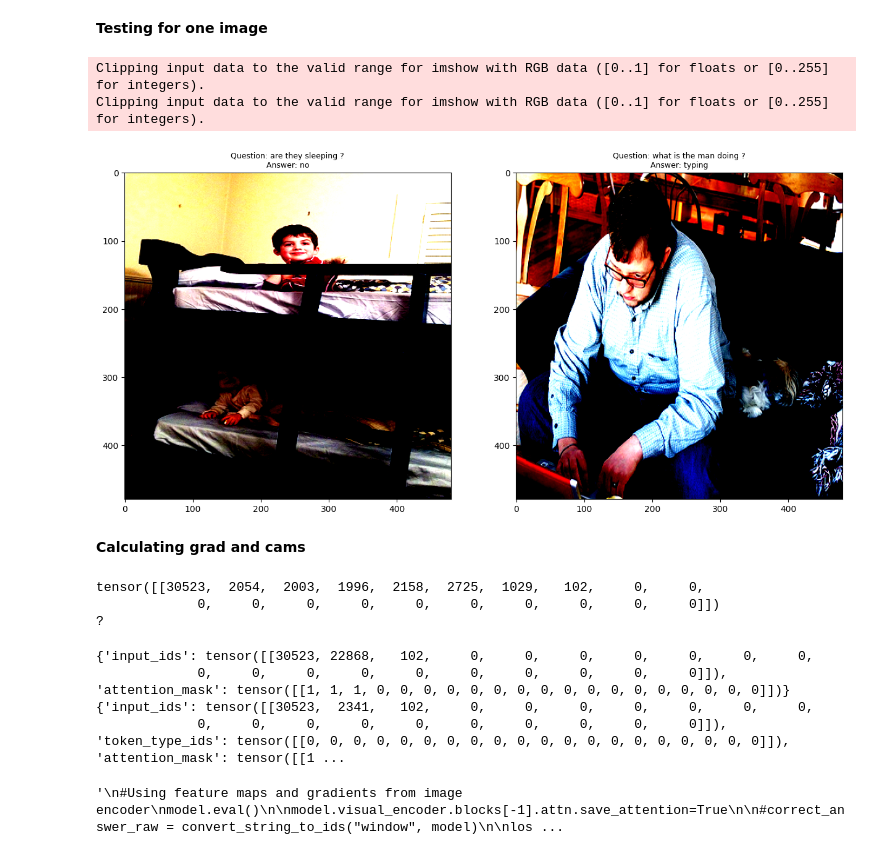
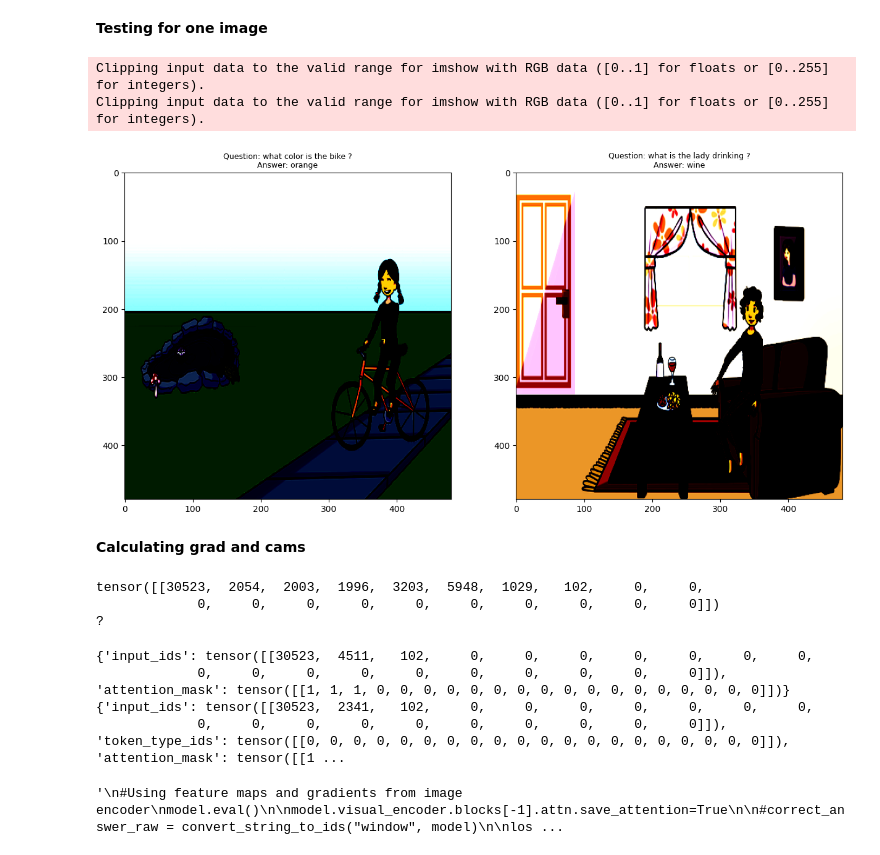
Before and after one commit to JansSolanoVega/Multiple-choice-VQA, a Jupyter notebook: BLIP_MultipleChoice_ZeroShot/GradCam_BLIP.ipynb, the cells around one changed output. Cells and saved outputs as stored; diff of their text form; code cells hidden in the pictures.

```diff
--- a/BLIP_MultipleChoice_ZeroShot/GradCam_BLIP.ipynb
+++ b/BLIP_MultipleChoice_ZeroShot/GradCam_BLIP.ipynb
@@ -39,7 +55,7 @@ from VQA_Dataset_BLIP import VQA_Dataset_preloaded_TorchVersion
 dataset = VQA_Dataset_preloaded_TorchVersion(device)
 dataset.compute_store(model.tokenizer, length=400, fileName="testing_gradcam.h5", real=False)
 # %%
-dataset.load(fileName="mscoco_testing_gradcam.h5")
+dataset.load(fileName="abstract_testing_gradcam.h5")
 # %% [markdown]
 **Test-train split**
 # %%
@@ -71,38 +87,38 @@ Test size:  40
 # %%
 #Checking data
 from utils import *
 fig=plt.figure(0, (15, 28))
-for num, element in enumerate(train_dataloader):
-    if num==15:
+for num, element in enumerate(test_dataloader):
+    if num==0:
         for i in range(batch_size):
             ax = fig.add_subplot(int(batch_size/2), 2,i+1)
             question_raw = element[i]["questions"]
             correct_answer_raw = element[i]["correct_answers"]
             multiple_answers = element[i]["multiple_answers"]
             question_text = convert_ids_to_string(question_raw["input_ids"].cpu(), model)
             correct_answer_text = convert_ids_to_string(correct_answer_raw["input_ids"].cpu(), model)
             img = element[i]["imgs"]
             ax.imshow(np.transpose(img.squeeze(0).cpu() , (1, 2, 0))) #Converting to matplotlib format
             ax.set_title("Question: "+question_text+"\nAnswer: "+correct_answer_text, fontsize=9)
         break
 # %% [output]
 Clipping input data to the valid range for imshow with RGB data ([0..1] for floats or [0..255] for integers).
 Clipping input data to the valid range for imshow with RGB data ([0..1] for floats or [0..255] for integers).
-[figure, old version]
+[figure, new version]
 # %% [markdown]
 **Calculating grad and cams**
 # %%
 print(question_raw["input_ids"])
 print(convert_ids_to_string(question_raw["input_ids"][0][6].unsqueeze(0).unsqueeze(0), model))
 # %% [output]
-tensor([[30523,  2054,  2003,  1996,  2158,  2725,  1029,   102,     0,     0,
+tensor([[30523,  2054,  2003,  1996,  3203,  5948,  1029,   102,     0,     0,
              0,     0,     0,     0,     0,     0,     0,     0,     0,     0]])
 ?
 # %%
 print(correct_answer_raw)
 print(convert_string_to_ids("door", model))
 # %% [output]
-{'input_ids': tensor([[30523, 22868,   102,     0,     0,     0,     0,     0,     0,     0,
+{'input_ids': tensor([[30523,  4511,   102,     0,     0,     0,     0,     0,     0,     0,
              0,     0,     0,     0,     0,     0,     0,     0,     0,     0]]), 'attention_mask': tensor([[1, 1, 1, 0, 0, 0, 0, 0, 0, 0, 0, 0, 0, 0, 0, 0, 0, 0, 0, 0]])}
 {'input_ids': tensor([[30523,  2341,   102,     0,     0,     0,     0,     0,     0,     0,
              0,     0,     0,     0,     0,     0,     0,     0,     0,     0]]), 'token_type_ids': tensor([[0, 0, 0, 0, 0, 0, 0, 0, 0, 0, 0, 0, 0, 0, 0, 0, 0, 0, 0, 0]]), 'attention_mask': tensor([[1 ...
```
Also changed, not shown: parts of 3 cells of this notebook, 1 other file.
